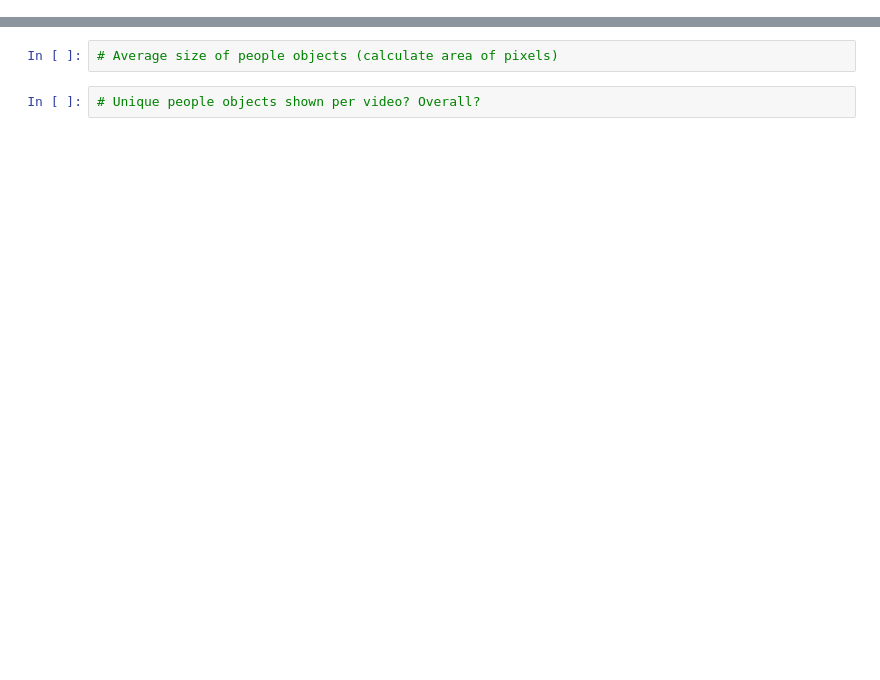
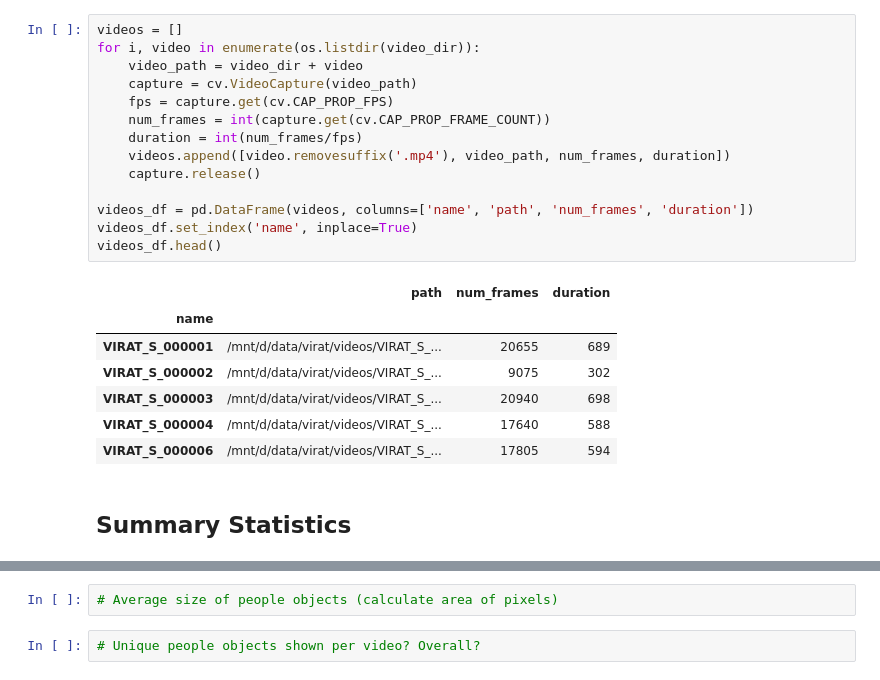
Before and after one commit to sardarchitect/ucsd_capstone, a Jupyter notebook: exploration/notebooks/20221108_VIRAT Data Exploration.ipynb, the cells around one changed output, grey strips where cells are left out. Drawn from its saved outputs; the diff is of its cells as text; blank space fills up the shorter version.

```diff
--- a/exploration/notebooks/20221108_VIRAT Annotation Data Exploration-Copy1.ipynb
+++ b/exploration/notebooks/20221108_VIRAT Data Exploration.ipynb
@@ -197,0 +104,24 @@ number_obj_per_frame.plot(kind='line')
+# %%
+videos = []
+for i, video in enumerate(os.listdir(video_dir)):
+    video_path = video_dir + video
+    capture = cv.VideoCapture(video_path)
+    fps = capture.get(cv.CAP_PROP_FPS)
+    num_frames = int(capture.get(cv.CAP_PROP_FRAME_COUNT))
+    duration = int(num_frames/fps)
+    videos.append([video.removesuffix('.mp4'), video_path, num_frames, duration])
+    capture.release()
+
+videos_df = pd.DataFrame(videos, columns=['name', 'path', 'num_frames', 'duration'])
+videos_df.set_index('name', inplace=True)
+videos_df.head()
+# %% [output]
+|  | path | num_frames | duration |
+| name |  |  |  |
+| VIRAT_S_000001 | /mnt/d/data/virat/videos/VIRAT_S_... | 20655 | 689 |
+| VIRAT_S_000002 | /mnt/d/data/virat/videos/VIRAT_S_... | 9075 | 302 |
+| VIRAT_S_000003 | /mnt/d/data/virat/videos/VIRAT_S_... | 20940 | 698 |
+| VIRAT_S_000004 | /mnt/d/data/virat/videos/VIRAT_S_... | 17640 | 588 |
+| VIRAT_S_000006 | /mnt/d/data/virat/videos/VIRAT_S_... | 17805 | 594 |
+# %% [markdown]
+## Summary Statistics
```
Also changed, not shown: parts of 93 cells of this notebook, 2 other files.
